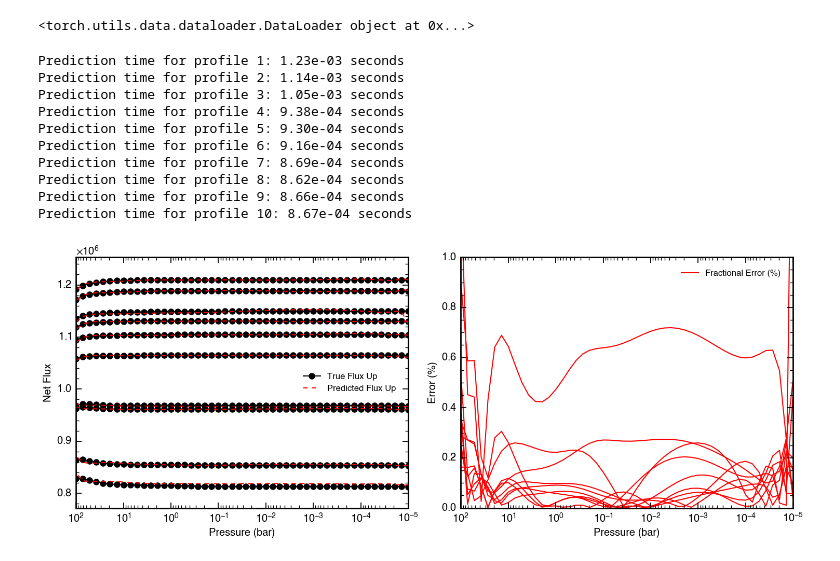
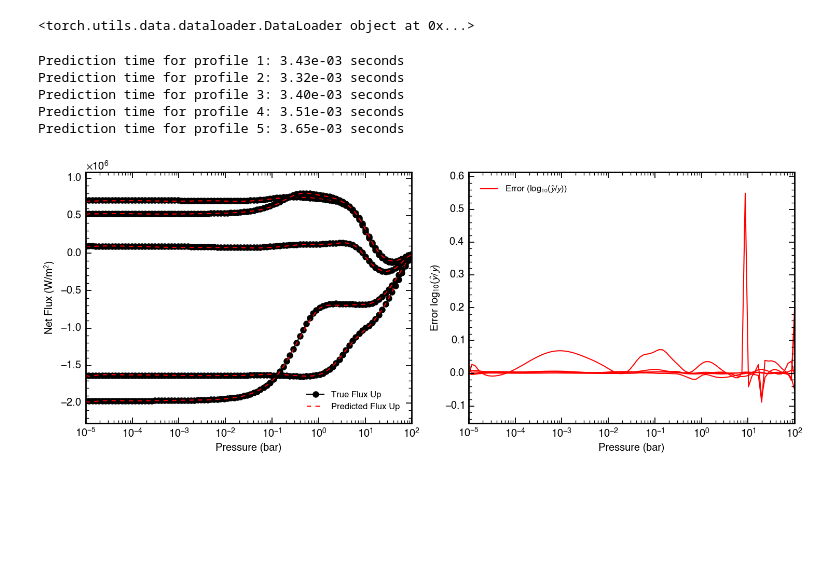
Before and after one commit to imalsky/NN_Profiles, a Jupyter notebook: plot_model_predictions.ipynb, the cells around one changed output. Cells and saved outputs as stored; diff of their text form; code cells hidden in the pictures; blank space fills up the shorter version.

```diff
--- a/plot_model_predictions.ipynb
+++ b/plot_model_predictions.ipynb
@@ -11,6 +11,12 @@ from utils import load_normalization_metadata
 import time
 
 plt.style.use('science')
+# %%
+from utils import load_config
+
+input_params = load_config('Inputs/parameters.json')
+
+num_points = input_params['pressure_range']['points']
 # %%
 # Paths
 model_params_path = "Data/Model/model_parameters.json"
@@ -90,7 +96,7 @@ expected_length = 50
 # Initialize the test dataset
 test_dataset = NormalizedProfilesDataset(
     data_folder,
-    expected_length=50,
+    expected_length=num_points,
     input_variables=['pressure', 'temperature', 'Tstar', 'flux_surface_down'],
     target_variables=['net_flux']
 )
@@ -155,8 +161,10 @@ import numpy as np
 import matplotlib.pyplot as plt
 
 # Number of profiles to visualize
-N = 10
+N = 5
 
+
+fractional_errors = []
 # Create a directory for saving plots if it doesn't exist
 os.makedirs(save_path, exist_ok=True)
 
@@ -210,49 +218,55 @@ with torch.no_grad():
         # Denormalize flux_up
         net_flux_method = normalization_metadata["normalization_methods"]["net_flux"]
         net_flux_true = denormalize(net_flux_true_norm, normalization_metadata, "net_flux", net_flux_method)
         net_flux_pred = denormalize(net_flux_pred_norm, normalization_metadata, "net_flux", net_flux_method)
 
         # Calculate fractional error
-        fractional_error = np.abs(net_flux_pred - net_flux_true) / (np.abs(net_flux_true) + 1e-8)
+        fractional_error = np.abs(net_flux_pred - net_flux_true) / (np.abs(net_flux_true) + 1e-10)
+        error = np.abs(net_flux_pred - net_flux_true)
+
+        log_error = np.log10(net_flux_true[0] / net_flux_pred[0])
+
+
+        fractional_errors.append(fractional_error)
 
         # Plot results
         # Assuming batch_size=1 for simplicity; if >1, you may need to select which sample to plot
         if idx == 0:
             axes[0].plot(pressure[0], net_flux_true[0], label='True Flux Up', marker='o', color='black')
             axes[0].plot(pressure[0], net_flux_pred[0], label='Predicted Flux Up', linestyle='--', color='red')
-            axes[1].plot(pressure[0], fractional_error[0] * 100, label='Fractional Error (%)', color='red')
+            #axes[1].plot(pressure[0], error[0] * 100, label=r'Error (W/m$^2$)', color='red')
+            axes[1].plot(pressure[0], log_error, label=r'Error (log$_{10}$($\hat{y} / y$))', color='red')
         else:
             axes[0].plot(pressure[0], net_flux_true[0], marker='o', color='black')
             axes[0].plot(pressure[0], net_flux_pred[0], linestyle='--', color='red')
-            axes[1].plot(pressure[0], fractional_error[0] * 100, color='red')
+            axes[1].plot(pressure[0], log_error, color='red')
 
     # Configure the left subplot (True vs Predicted Flux Up)
+    #axes[0].set_yscale('symlog')
+    #axes[1].set_yscale('symlog')
+
+
     axes[0].set_xscale('log')
-    axes[0].invert_xaxis()
+    #axes[0].invert_xaxis()
     axes[0].set_xlabel('Pressure (bar)')
-    axes[0].set_ylabel('Net Flux')
+    axes[0].set_ylabel(r'Net Flux (W/m$^2$)')
     axes[0].legend(loc='best')
 
     # Configure the right subplot (Fractional Error)
-    axes[1].set_ylim(0, 1)  # Adjust as needed
+    #axes[1].set_ylim(0, 5)  # Adjust as needed
     axes[1].set_xscale('log')
-    axes[1].invert_xaxis()
+    #axes[1].invert_xaxis()
     axes[1].set_xlabel('Pressure (bar)')
-    axes[1].set_ylabel('Error (%)')
+    axes[1].set_ylabel(r'Error log$_{10}$($\hat{y} / y$)')
     axes[1].legend(loc='best')
 
     plt.tight_layout()
     plt.savefig(os.path.join(save_path, "flux_up_comparison.png"))
     plt.show()
 # %% [output]
-Prediction time for profile 1: 1.23e-03 seconds
-Prediction time for profile 2: 1.14e-03 seconds
-Prediction time for profile 3: 1.05e-03 seconds
-Prediction time for profile 4: 9.38e-04 seconds
-Prediction time for profile 5: 9.30e-04 seconds
-Prediction time for profile 6: 9.16e-04 seconds
-Prediction time for profile 7: 8.69e-04 seconds
-Prediction time for profile 8: 8.62e-04 seconds
-Prediction time for profile 9: 8.66e-04 seconds
-Prediction time for profile 10: 8.67e-04 seconds
+Prediction time for profile 1: 3.43e-03 seconds
+Prediction time for profile 2: 3.32e-03 seconds
+Prediction time for profile 3: 3.40e-03 seconds
+Prediction time for profile 4: 3.51e-03 seconds
+Prediction time for profile 5: 3.65e-03 seconds
-[figure, old version]
+[figure, new version]
```
Also changed, not shown: parts of 4 cells of this notebook, 19 other files.
